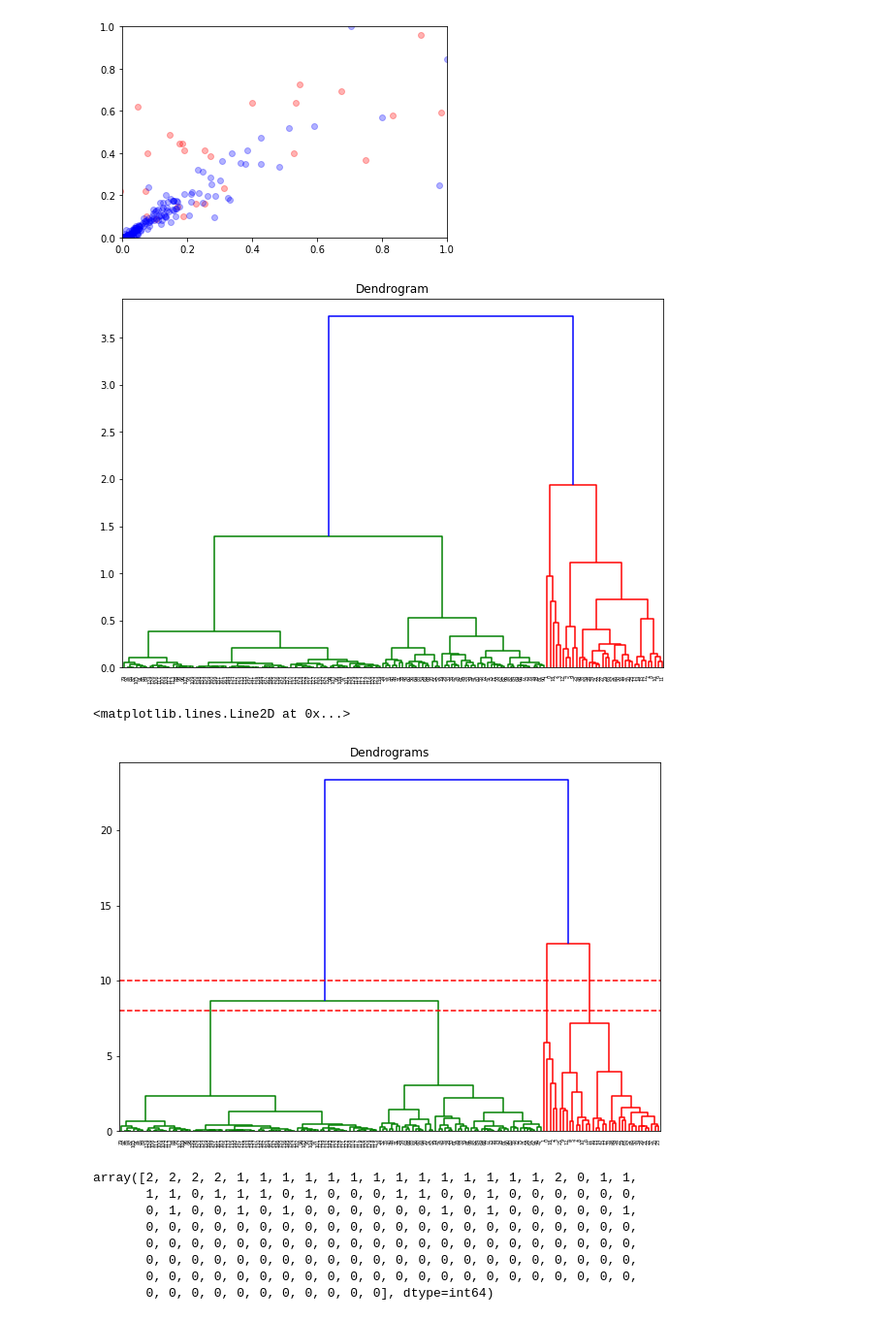
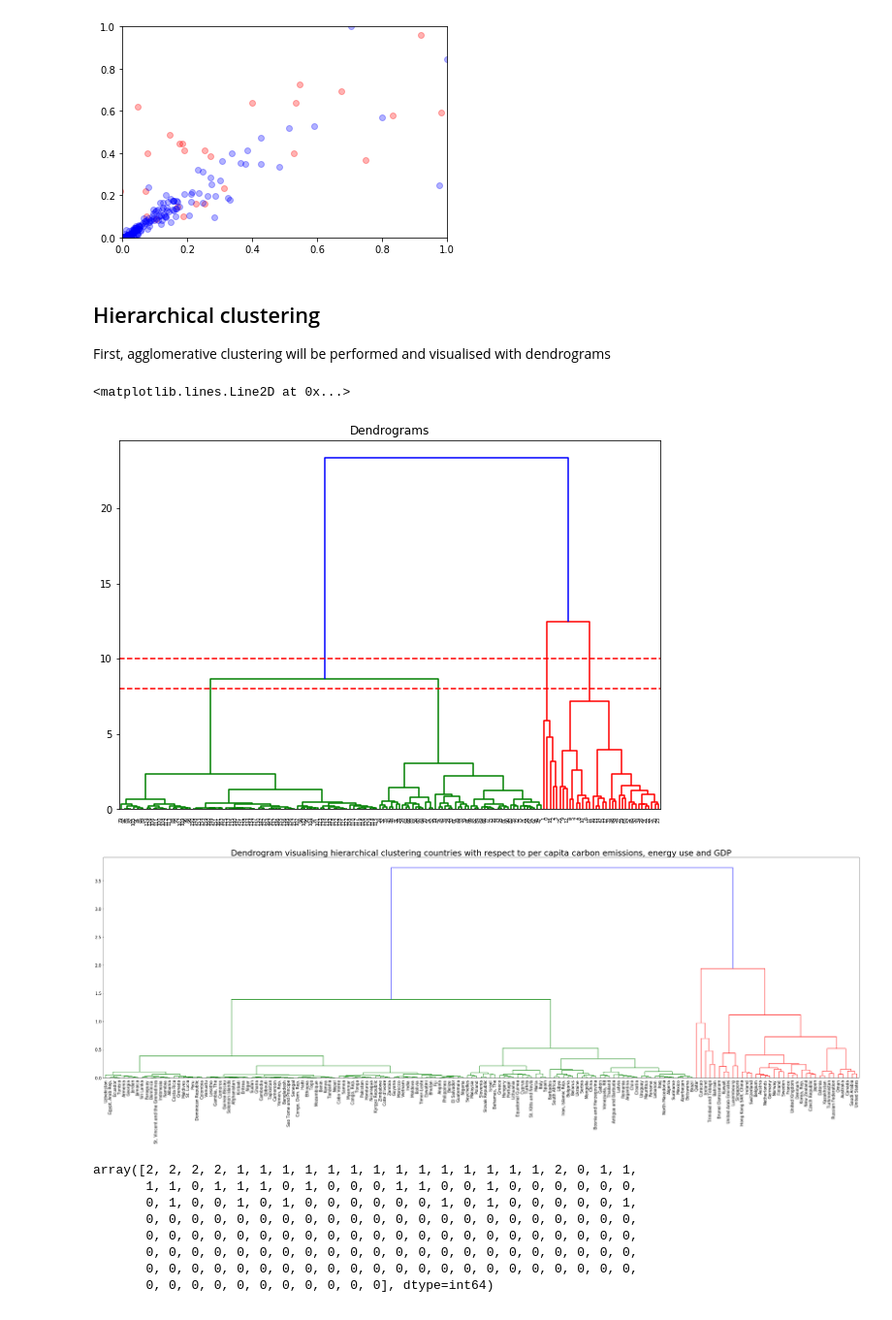
Before and after one commit to NiallSmith93/Kaya-carbon-clustering, a Jupyter notebook: Kaya_EDA_clustering_final.ipynb, the cells around one changed output. Shown at 97% size. Drawn from its saved outputs; the diff is of its cells as text; code cells hidden in the pictures.

```diff
--- a/Kaya_EDA_clustering_final.ipynb
+++ b/Kaya_EDA_clustering_final.ipynb
@@ -3,7 +9,8 @@ TEST TITLE
 # %%
+## reading raw data into a pandas dataframe
+
 import pandas as pd
-
-raw_df = pd.read_csv('PATH_TO_FILE\raw_data.csv')
+raw_df = pd.read_csv(r'C:\Users\I22247\Desktop\Kaya cluster side project\raw_data.csv')
 raw_df.head(5)
 # %% [output]
 |  | Country Name | Country Code | Energy use (kg of oil equivalent ... | GDP per capita, PPP (current inte... | CO2 per capita (ton CO2/cap) 2015 |
@@ -110,24 +133,33 @@ plt.ylim(0,1)
 # %% [output]
 (0, 1)
 [figure]
+# %% [markdown]
+## Hierarchical clustering
+
+First, agglomerative clustering will be performed and visualised with dendrograms
 # %%
+## visualising hierarchical clustering with ward method using dendrogram
+
 import scipy.cluster.hierarchy as shc
 
 plt.figure(figsize=(10, 7))
-plt.title("Dendrogram")
-dend = shc.dendrogram(shc.linkage(raw_df_minmax, method='ward'))
-#plt.axhline(y=2, color='r', linestyle='--')
+plt.title("Dendrograms")
+dend = shc.dendrogram(shc.linkage(raw_df_std, method='ward'))
+plt.axhline(y=10, color='r', linestyle='--')
+plt.axhline(y=8, color='r', linestyle='--')
 # %% [output]
+<matplotlib.lines.Line2D at 0x...>
-[figure, old version]
+[figure, new version]
-# %%
-import scipy.cluster.hierarchy as shc
-
-plt.figure(figsize=(10, 7))
-plt.title("Dendrograms")
-dend = shc.dendrogram(shc.linkage(raw_df_std, method='ward'))
-plt.axhline(y=10, color='r', linestyle='--')
-plt.axhline(y=8, color='r', linestyle='--')
-# %% [output]
-<matplotlib.lines.Line2D at 0x...>
-[figure, removed]
+# %%
+## visualising hierarchical clustering with ward method using dendrogram - formatted with labels
+
+dendro_df = pd.DataFrame({'labels': raw_df['name'], 'energy':raw_df_minmax['energy_pc'], 'gdp':raw_df_minmax['gdp_pc'], 'co2':raw_df_minmax['co2_pc']})
+
+import scipy.cluster.hierarchy as shc
+plt.figure(figsize=(50, 15))
+plt.yticks(fontsize=15)
+plt.title("Dendrogram visualising hierarchical clustering countries with respect to per capita carbon emissions, energy use and GDP", fontsize = 30)
+dend = shc.dendrogram(shc.linkage(dendro_df[['energy', 'gdp', 'co2']], method='ward'), labels=list(dendro_df['labels']), leaf_font_size=15)
+# %% [output]
+[figure, added]
 # %%
```
Also changed, not shown: parts of 27 cells of this notebook.
